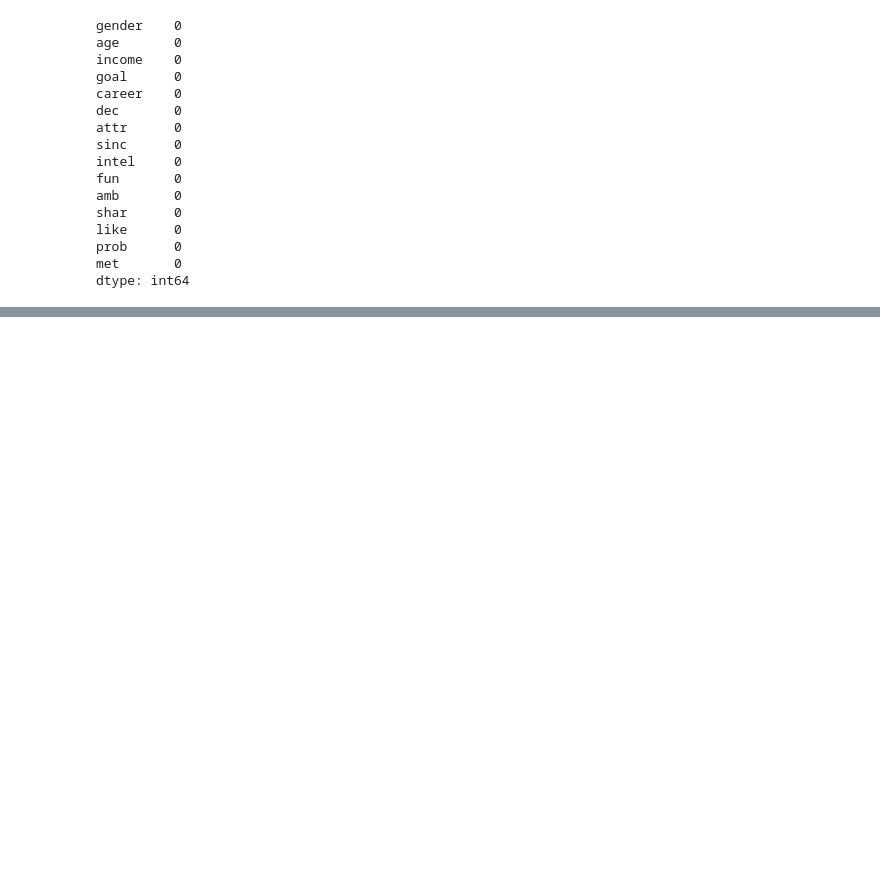
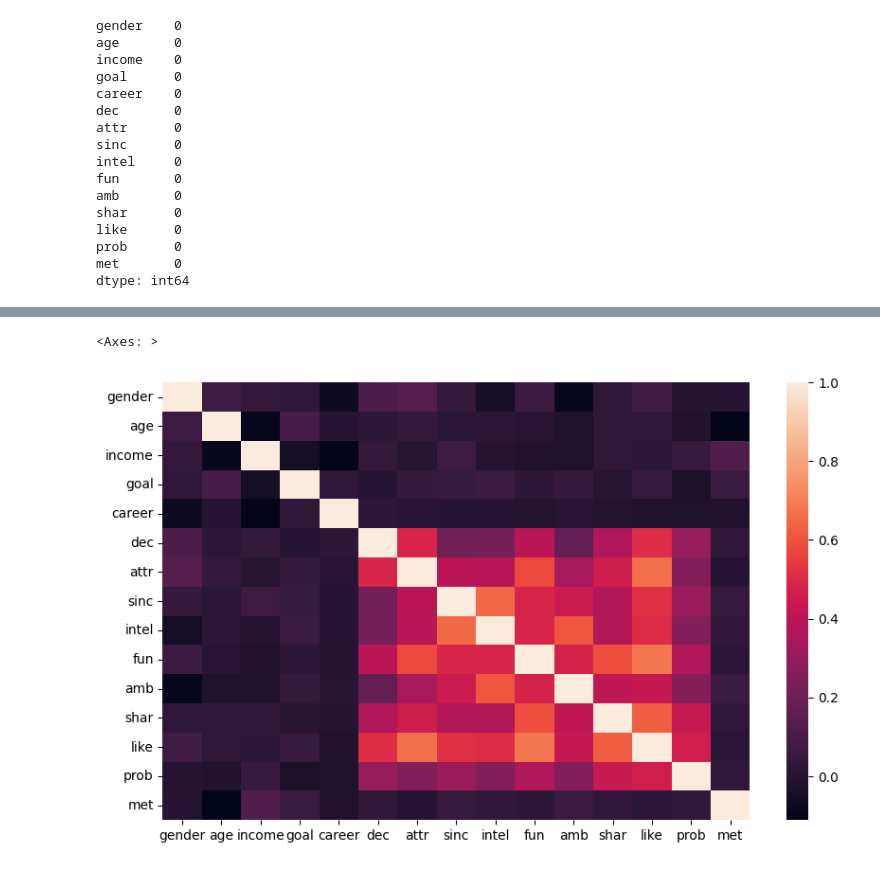
Before and after one commit to anishhgoel/dating_preference_algo, a Jupyter notebook: notebooks/Dating_App_Analysis.ipynb, the cells around one changed output, grey strips where cells are left out. Drawn from its saved outputs; the diff is of its cells as text; code cells hidden in the pictures; blank space fills up the shorter version.

```diff
--- a/notebooks/Dating_App_Analysis.ipynb
+++ b/notebooks/Dating_App_Analysis.ipynb
@@ -231,0 +240,6 @@ Index(['gender', 'age', 'income', 'goal', 'career', 'dec', 'attr', 'sinc',
+# %%
+plt.figure(figsize=(10,6))
+sns.heatmap(data.corr())
+# %% [output]
+<Axes: >
+[figure, added]
```
Also changed, not shown: parts of 15 cells of this notebook.
